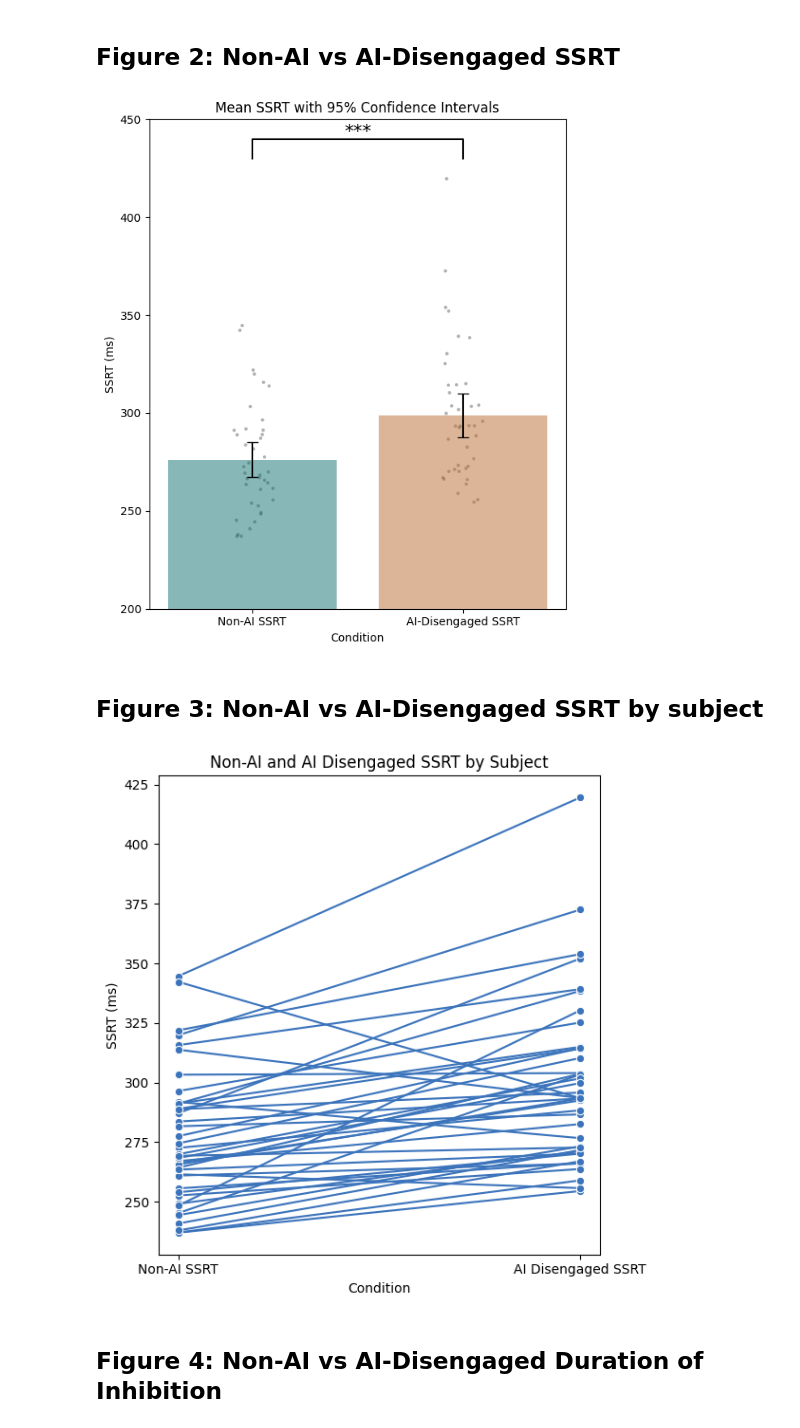
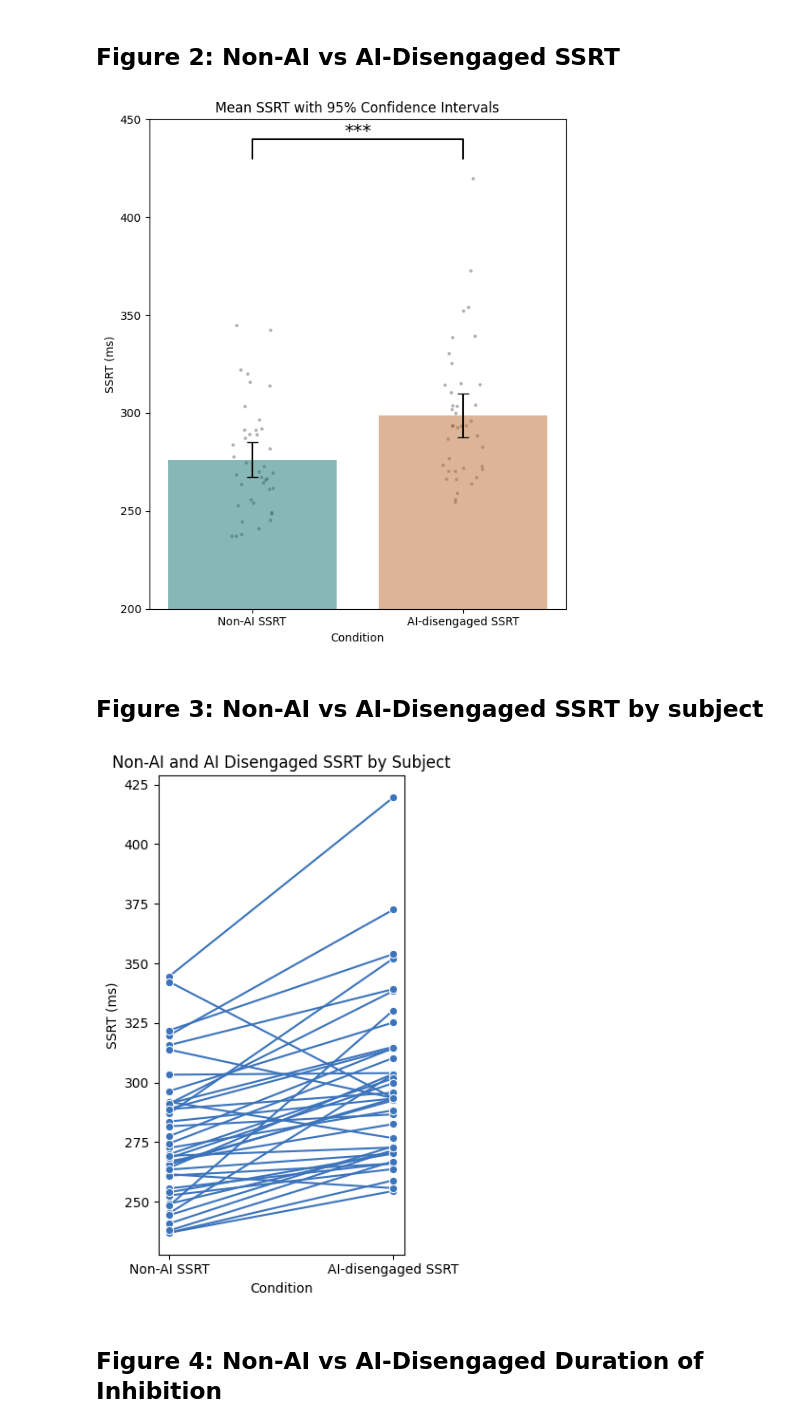
Before and after one commit to kriti-ach/SharedControlPaper, a Jupyter notebook: notebooks/06_generate_figures.ipynb, the cells around one changed output. Saved outputs shown, nothing was run; the diff lists cells and outputs as text; code cells hidden in the pictures.

```diff
--- a/notebooks/06_generate_figures.ipynb
+++ b/notebooks/06_generate_figures.ipynb
@@ -25,7 +25,7 @@ melted_df_ssrt['SSRT'] *= 1000
 
 custom_names = {
     'non_ai': 'Non-AI SSRT',
-    'ai': 'AI-Disengaged SSRT'
+    'ai': 'AI-disengaged SSRT'
 }
 
 melted_df_ssrt['Condition'] = melted_df_ssrt['Condition'].map(custom_names)
@@ -45,7 +45,7 @@ ci_bounds = stats.t.interval(0.95, df, loc=summary_df['Mean'], scale=summary_df[
 summary_df['CI_lower'] = ci_bounds[0]
 summary_df['CI_upper'] = ci_bounds[1]
 
-desired_order = ['Non-AI SSRT', 'AI-Disengaged SSRT']
+desired_order = ['Non-AI SSRT', 'AI-disengaged SSRT']
 
 summary_df['Condition'] = pd.Categorical(summary_df['Condition'], categories=desired_order, ordered=True)
 summary_df = summary_df.sort_values('Condition').reset_index()
@@ -76,25 +76,25 @@ plt.tight_layout()
 plt.savefig(f'{parent_directory}/figures/figure2.png', dpi=300)
 plt.show()
 # %% [output]
-[figure, old version]
+[figure, new version]
 # %% [markdown]
 ## Figure 3: Non-AI vs AI-Disengaged SSRT by subject
 # %%
-plt.figure(figsize=(6, 6))
+plt.figure(figsize=(4, 6))
 ax = sns.lineplot(x='Condition', y='SSRT', data=melted_df_ssrt, hue='subject_id',
                   marker='o', palette=['#3C74BC'] * len(melted_df_ssrt['subject_id'].unique()), legend=False)
 
 tick_positions = np.arange(len(melted_df_ssrt['Condition'].unique()))
 ax.set_xticks(tick_positions)
-ax.set_xticklabels(['Non-AI SSRT', 'AI Disengaged SSRT'])
+ax.set_xticklabels(['Non-AI SSRT', 'AI-disengaged SSRT'])
 ax.set_title('Non-AI and AI Disengaged SSRT by Subject')
 ax.set_ylabel('SSRT (ms)')
 
 plt.tight_layout()
 plt.savefig(f'{parent_directory}/figures/figure3.png', dpi=300)
 plt.show()
 # %% [output]
-[figure, old version]
+[figure, new version]
 # %% [markdown]
 ## Figure 4: Non-AI vs AI-Disengaged Duration of Inhibition
 # %%
```
Also changed, not shown: parts of 1 cell of this notebook, 4 other files.
